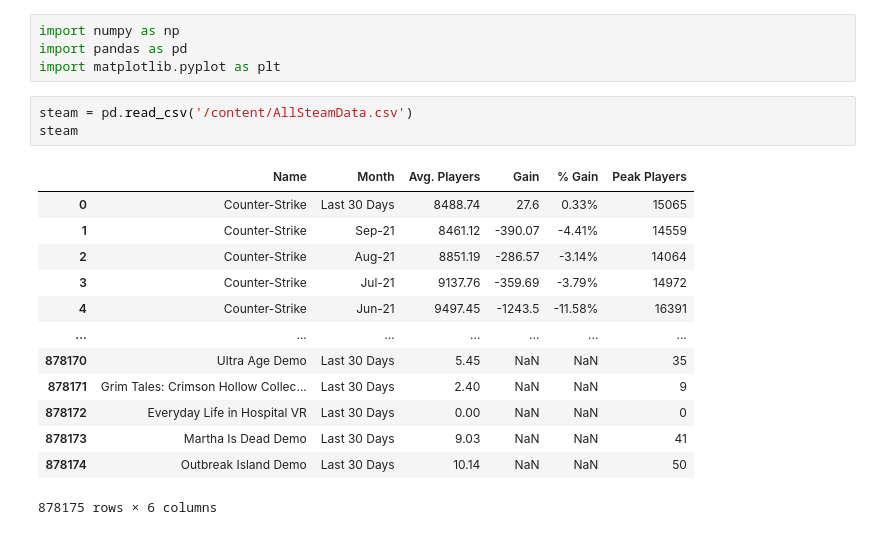
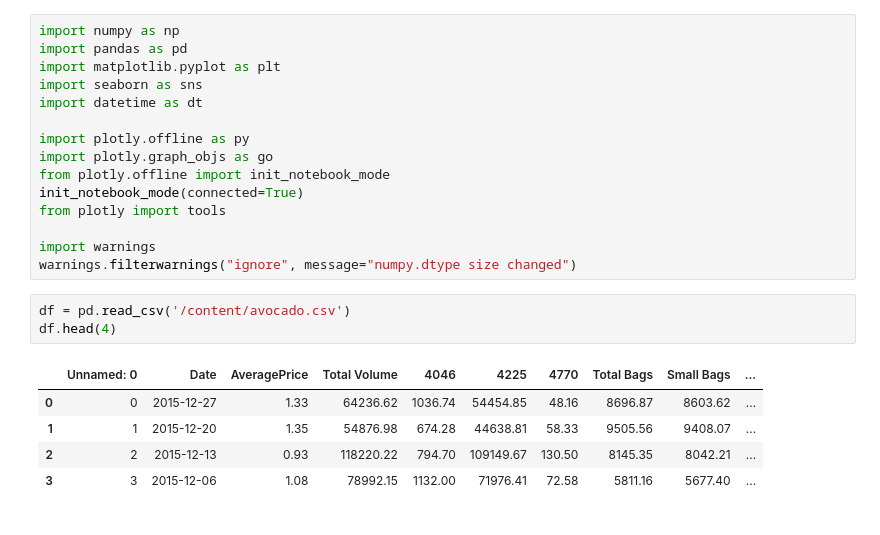
Before and after one commit to apanji404/Tugas-Machine-Learning, a Jupyter notebook: Week_4_[Data_Visualization].ipynb, the cells around one changed output. Cells and saved outputs as stored; diff of their text form.

```diff
--- a/Week_4_[Data_Visualization].ipynb
+++ b/Week_4_[Data_Visualization].ipynb
@@ -1,23 +1,26 @@
 # %% [markdown]
 <a href="https://colab.research.google.com/github/apanji404/Tugas-Machine-Learning/blob/main/Week_4_%5BData_Visualization%5D.ipynb" target="_parent"><img src="https://colab.research.google.com/assets/colab-badge.svg" alt="Open In Colab"/></a>
-# %%
-import numpy as np
-import pandas as pd
-import matplotlib.pyplot as plt
+# %%
+import numpy as np
+import pandas as pd
+import matplotlib.pyplot as plt
+import seaborn as sns
+import datetime as dt
+
+import plotly.offline as py
+import plotly.graph_objs as go
+from plotly.offline import init_notebook_mode
+init_notebook_mode(connected=True)
+from plotly import tools
+
+import warnings
+warnings.filterwarnings("ignore", message="numpy.dtype size changed")
 # %%
-steam = pd.read_csv('/content/AllSteamData.csv')
-steam
+df = pd.read_csv('/content/avocado.csv')
+df.head(4)
 # %% [output]
-|  | Name | Month | Avg. Players | Gain | % Gain | Peak Players |
-| 0 | Counter-Strike | Last 30 Days | 8488.74 | 27.6 | 0.33% | 15065 |
-| 1 | Counter-Strike | Sep-21 | 8461.12 | -390.07 | -4.41% | 14559 |
-| 2 | Counter-Strike | Aug-21 | 8851.19 | -286.57 | -3.14% | 14064 |
-| 3 | Counter-Strike | Jul-21 | 9137.76 | -359.69 | -3.79% | 14972 |
-| 4 | Counter-Strike | Jun-21 | 9497.45 | -1243.5 | -11.58% | 16391 |
-| ... | ... | ... | ... | ... | ... | ... |
-| 878170 | Ultra Age Demo | Last 30 Days | 5.45 | NaN | NaN | 35 |
-| 878171 | Grim Tales: Crimson Hollow Collec... | Last 30 Days | 2.40 | NaN | NaN | 9 |
-| 878172 | Everyday Life in Hospital VR | Last 30 Days | 0.00 | NaN | NaN | 0 |
-| 878173 | Martha Is Dead Demo | Last 30 Days | 9.03 | NaN | NaN | 41 |
-| 878174 | Outbreak Island Demo | Last 30 Days | 10.14 | NaN | NaN | 50 |
+|  | Unnamed: 0 | Date | AveragePrice | Total Volume | 4046 | 4225 | 4770 | Total Bags | Small Bags | ... |
+| 0 | 0 | 2015-12-27 | 1.33 | 64236.62 | 1036.74 | 54454.85 | 48.16 | 8696.87 | 8603.62 | ... |
+| 1 | 1 | 2015-12-20 | 1.35 | 54876.98 | 674.28 | 44638.81 | 58.33 | 9505.56 | 9408.07 | ... |
+| 2 | 2 | 2015-12-13 | 0.93 | 118220.22 | 794.70 | 109149.67 | 130.50 | 8145.35 | 8042.21 | ... |
+| 3 | 3 | 2015-12-06 | 1.08 | 78992.15 | 1132.00 | 71976.41 | 72.58 | 5811.16 | 5677.40 | ... |
-878175 rows × 6 columns
```
Also changed, not shown: parts of 24 cells of this notebook.
